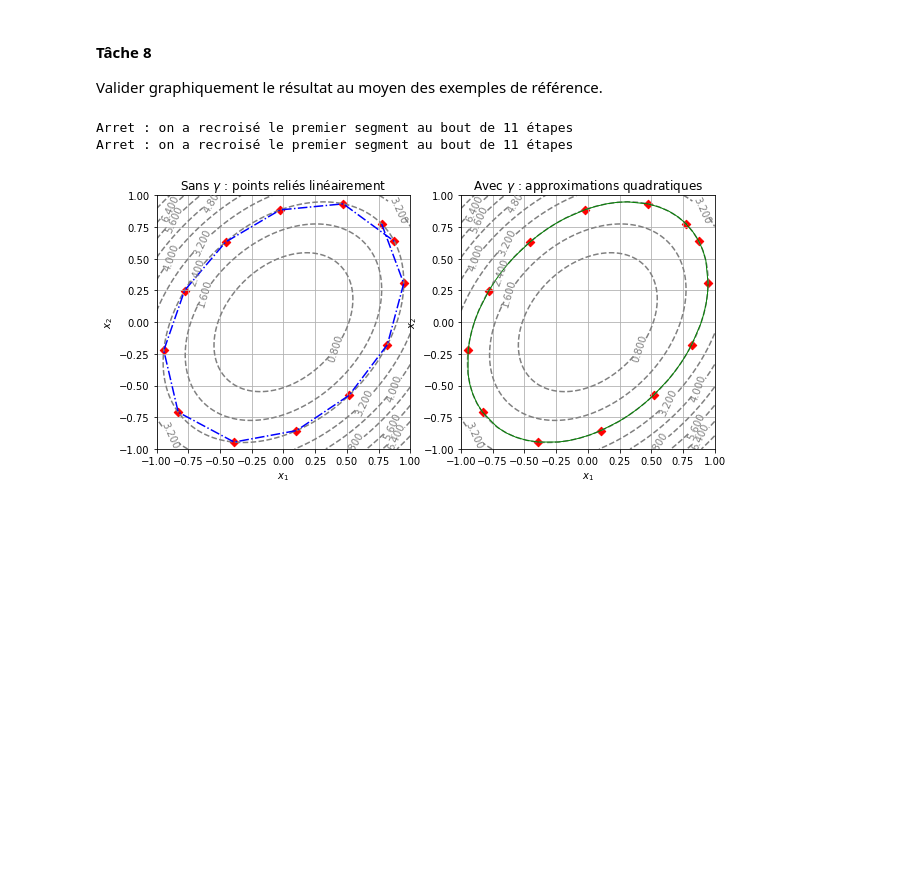
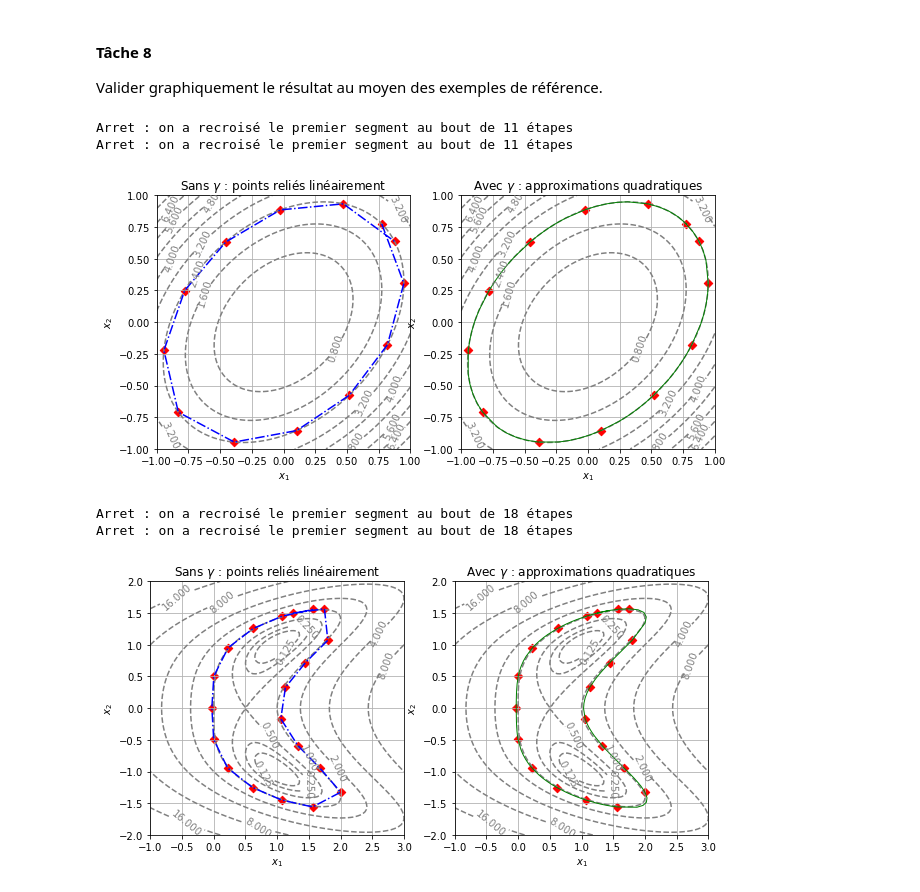
Before and after one commit to remymart/courbes-de-niveau, a Jupyter notebook: Courbes de niveau - Enoncé.ipynb, the cells around one changed output. Drawn from its saved outputs; the diff is of its cells as text; code cells hidden in the pictures; blank space fills up the shorter version.

```diff
--- a/Courbes de niveau - Enoncé.ipynb
+++ b/Courbes de niveau - Enoncé.ipynb
@@ -717,7 +716,7 @@ def level_curve_final(f, x0, y0, delta=0.1, N=100, eps=eps, oversampling = 1):
          courbe[1][marqueur + rang] = tableau[1][rang]
       marqueur += oversampling - 1
 
-      if se_croisent(courbe[0][0],courbe[0][oversampling],courbe[1][0],courbe[1][oversampling],x,y,courbe[0][marqueur - oversampling + 1],courbe[1][marqueur - oversampling + 1]):
+      if se_croisent(courbe[0][0], courbe[1][0], courbe[0][oversampling-1],courbe[1][oversampling-1],x,y,courbe[0][marqueur - oversampling + 1],courbe[1][marqueur - oversampling + 1]):
          print(f"Arret : on a recroisé le premier segment au bout de {i} étapes")
          return courbe[:,:marqueur]
       x0,y0=x,y
@@ -750,31 +749,68 @@ display_contour2(
 f1,
 x=np.linspace(-1.0, 1.0, 100),
 y=np.linspace(-1.0, 1.0, 100),
 levels=10, # 10 levels, automatically selected
 ax=axes[0]
 )
 courbe_bis = level_curve(f1,0.7745,0.7745, N=15, delta=5*10**-1)
 plt.plot(courbe_bis[0,:], courbe_bis[1,:],'b-.')
 plt.scatter(courbe_bis[0,:], courbe_bis[1,:],marker='D',color='r')
 
 plt.subplot(1,2,2)
 plt.title("Avec $\gamma$ : approximations quadratiques")
 
 display_contour2(
 f1,
 x=np.linspace(-1.0, 1.0, 100),
 y=np.linspace(-1.0, 1.0, 100),
 levels=10, # 10 levels, automatically selected
 ax=axes[1]
 )
 courbe = level_curve_final(f1,0.7745,0.7745,delta=5*10**-1,N=15, oversampling = 6)
 abscisses = courbe[0,:]
 ordonnees = courbe[1,:]
 plt.plot(abscisses,ordonnees,'g',linewidth=1)
 plt.scatter(courbe_bis[0,:], courbe_bis[1,:],marker="D",color="r")
 
 plt.show()
+
+fig,axes=plt.subplots(1,2)
+plt.subplot(1,2,1)
+plt.title("Sans $\gamma$ : points reliés linéairement")
+
+display_contour2(
+f2,
+x=np.linspace(-1.0, 3.0, 100),
+y=np.linspace(-2.0, 2.0, 100),
+levels=[2**i for i in range(-3, 8)], # levels: [0.125, 0.25, ..., 64, 128]
+ax = axes[0]
+)
+
+courbe_bis = level_curve(f2,1.25,1.5, N=21, delta=5*10**-1)
+plt.plot(courbe_bis[0,:], courbe_bis[1,:],'b-.')
+plt.scatter(courbe_bis[0,:], courbe_bis[1,:],marker='D',color='r')
+
+plt.subplot(1,2,2)
+plt.title("Avec $\gamma$ : approximations quadratiques")
+
+display_contour2(
+f2,
+x=np.linspace(-1.0, 3.0, 100),
+y=np.linspace(-2.0, 2.0, 100),
+levels=[2**i for i in range(-3, 8)], # levels: [0.125, 0.25, ..., 64, 128]
+ax = axes[1]
+)
+courbe = level_curve_final(f2,1.25,1.5,delta=5*10**-1,N=21, oversampling = 6)
+abscisses = courbe[0,:]
+ordonnees = courbe[1,:]
+plt.plot(abscisses,ordonnees,'g',linewidth=1)
+plt.scatter(courbe_bis[0,:], courbe_bis[1,:],marker="D",color="r")
+
+plt.show()
 # %% [output]
 Arret : on a recroisé le premier segment au bout de 11 étapes
 Arret : on a recroisé le premier segment au bout de 11 étapes
-[figure, old version]
+[figure, new version]
+Arret : on a recroisé le premier segment au bout de 18 étapes
+Arret : on a recroisé le premier segment au bout de 18 étapes
+[figure, added]
```
Also changed, not shown: parts of 5 cells of this notebook.
